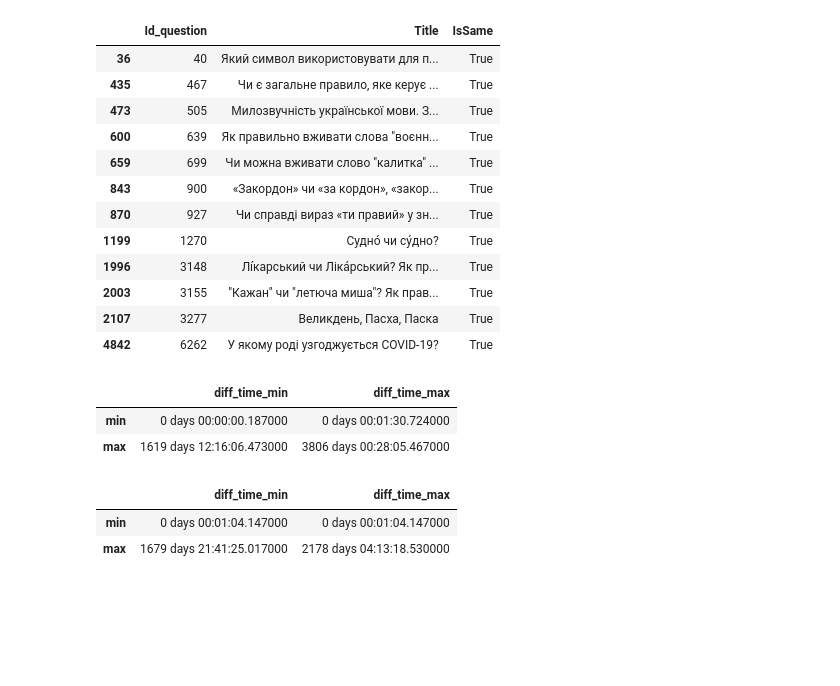
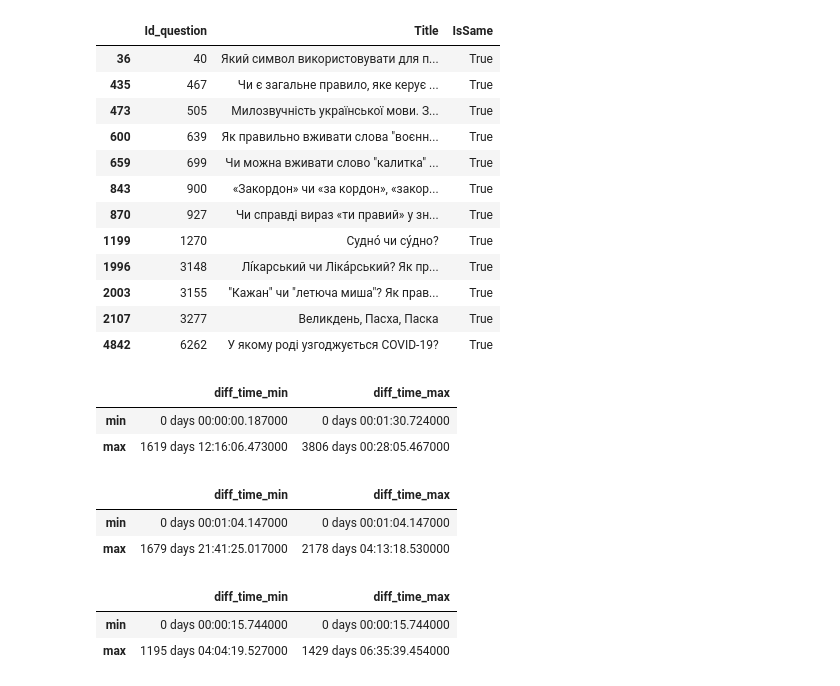
Before and after one commit to Sorebit/pdrpy-pd-2, a Jupyter notebook: notebooks/lurkers.ipynb, the cells around one changed output. Cells and saved outputs as stored; diff of their text form; code cells hidden in the pictures; blank space fills up the shorter version.

```diff
--- a/notebooks/lurkers.ipynb
+++ b/notebooks/lurkers.ipynb
@@ -230,4 +246,8 @@ analyze_v2(coffee_posts_df)
 | min | 0 days 00:01:04.147000 | 0 days 00:01:04.147000 |
 | max | 1679 days 21:41:25.017000 | 2178 days 04:13:18.530000 |
 # %%
-analyze_v2(coffee_posts_df)
+analyze_v2(ukrainian_posts_df)
+# %% [output]
+|  | diff_time_min | diff_time_max |
+| min | 0 days 00:00:15.744000 | 0 days 00:00:15.744000 |
+| max | 1195 days 04:04:19.527000 | 1429 days 06:35:39.454000 |
```
Also changed, not shown: parts of 8 cells of this notebook.
